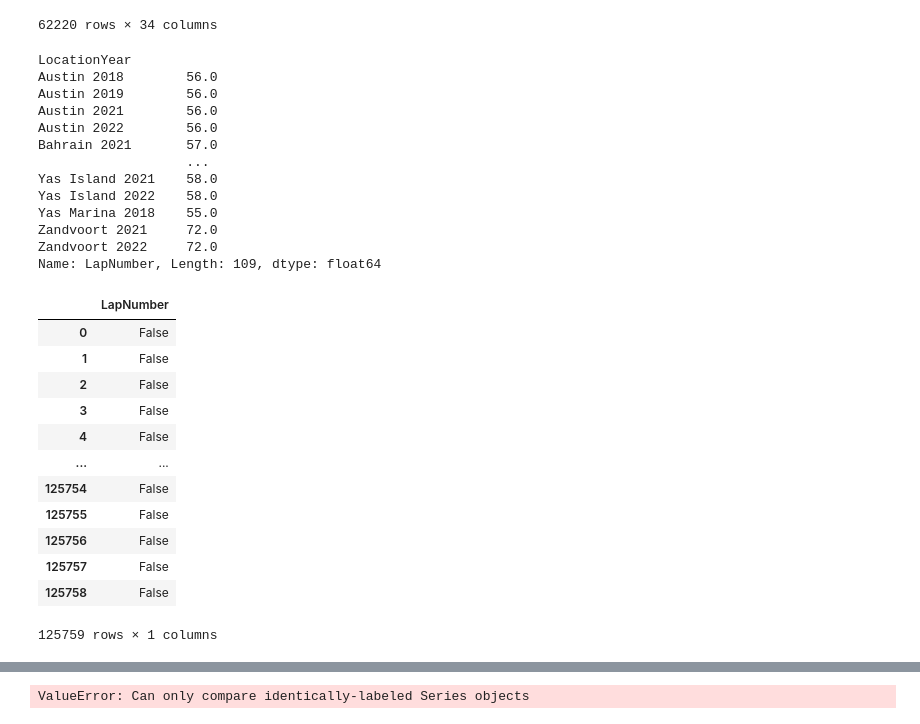
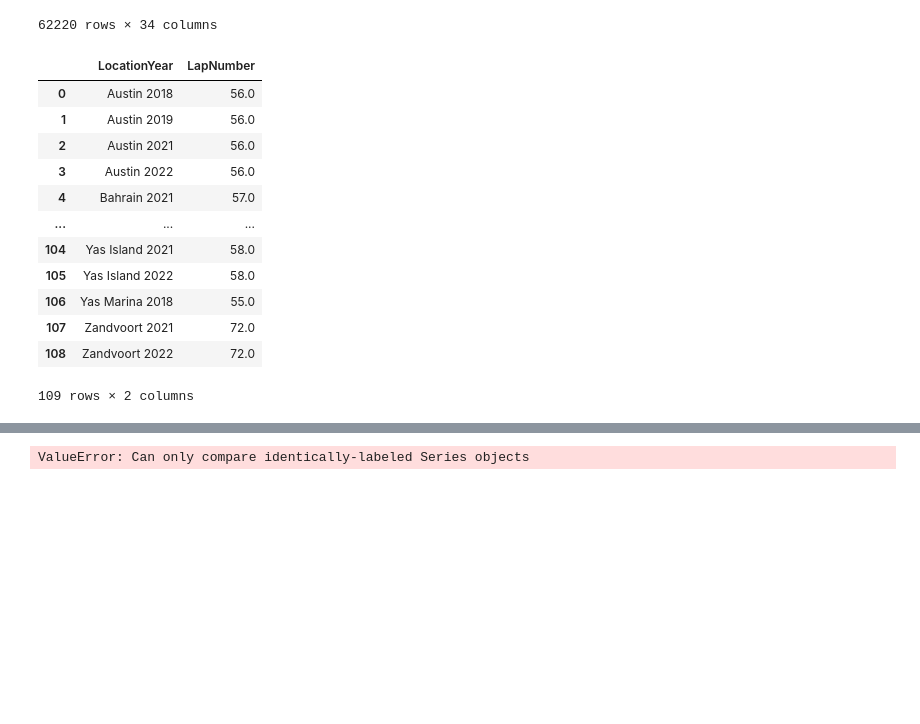
Before and after one commit to le-dav/f1-binottor, a Jupyter notebook: notebooks/top_pilots.ipynb, the cells around one changed output, grey strips where cells are left out. Drawn from its saved outputs; the diff is of its cells as text; code cells hidden in the pictures; blank space fills up the shorter version.

```diff
--- a/notebooks/top_pilots.ipynb
+++ b/notebooks/top_pilots.ipynb
@@ -20,36 +20,19 @@ top_10_df
 62220 rows × 34 columns
 # %%
 df['LocationYear'] = df['Location'] + ' ' + df['Year'].astype(str)
-lap_total = df.groupby('LocationYear')['LapNumber'].max()
+lap_total = df.groupby('LocationYear')['LapNumber'].max().reset_index()
 lap_total
 # %% [output]
+|  | LocationYear | LapNumber |
+| 0 | Austin 2018 | 56.0 |
+| 1 | Austin 2019 | 56.0 |
+| 2 | Austin 2021 | 56.0 |
+| 3 | Austin 2022 | 56.0 |
+| 4 | Bahrain 2021 | 57.0 |
+| ... | ... | ... |
+| 104 | Yas Island 2021 | 58.0 |
+| 105 | Yas Island 2022 | 58.0 |
+| 106 | Yas Marina 2018 | 55.0 |
+| 107 | Zandvoort 2021 | 72.0 |
+| 108 | Zandvoort 2022 | 72.0 |
-LocationYear
-Austin 2018        56.0
-Austin 2019        56.0
-Austin 2021        56.0
-Austin 2022        56.0
-Bahrain 2021       57.0
-                   ...
-Yas Island 2021    58.0
-Yas Island 2022    58.0
-Yas Marina 2018    55.0
-Zandvoort 2021     72.0
-Zandvoort 2022     72.0
-Name: LapNumber, Length: 109, dtype: float64
+109 rows × 2 columns
-# %%
-result = df[['LapNumber']].isin(lap_total)
-result
-# %% [output]
-|  | LapNumber |
-| 0 | False |
-| 1 | False |
-| 2 | False |
-| 3 | False |
-| 4 | False |
-| ... | ... |
-| 125754 | False |
-| 125755 | False |
-| 125756 | False |
-| 125757 | False |
-| 125758 | False |
-125759 rows × 1 columns
```
Also changed, not shown: parts of 5 cells of this notebook.
